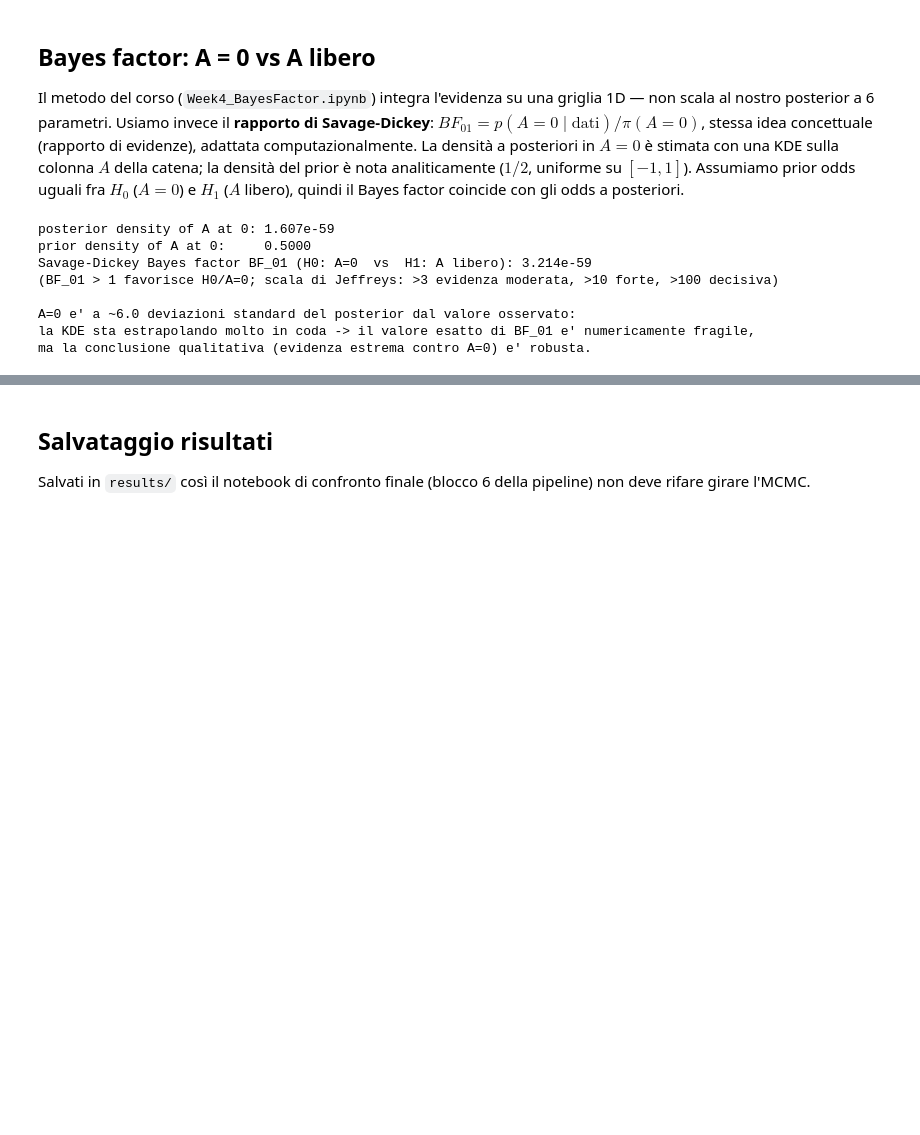
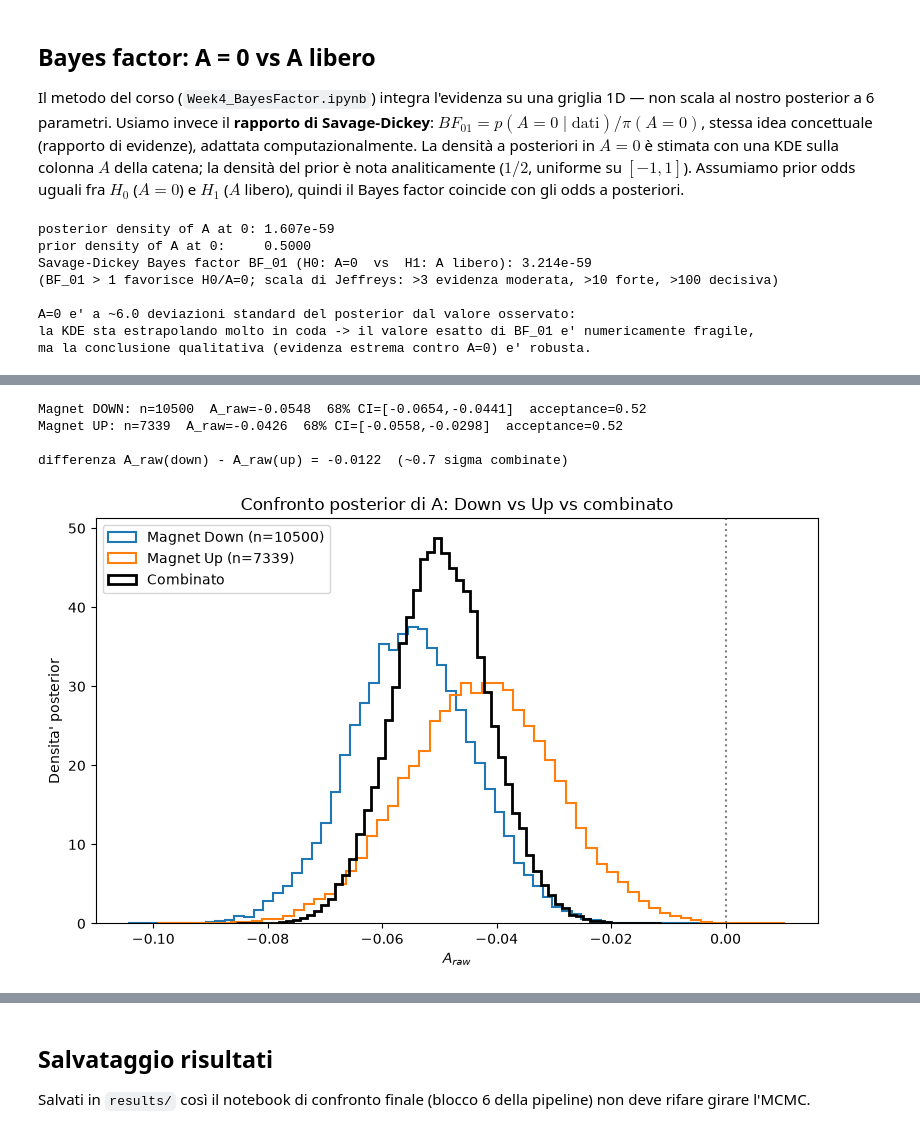
Before and after one commit to gmoretti03/LHCb-opendata-acp, a Jupyter notebook: Code_general/Bayesian/Bayesian_Analysis.ipynb, the cells around one changed output, grey strips where cells are left out. Cells and saved outputs as stored; diff of their text form; code cells hidden in the pictures; blank space fills up the shorter version.

```diff
--- a/Code_general/Bayesian/Bayesian_Analysis.ipynb
+++ b/Code_general/Bayesian/Bayesian_Analysis.ipynb
@@ -266,0 +313,52 @@ ma la conclusione qualitativa (evidenza estrema contro A=0) e' robusta.
+# %%
+def fit_subset(m_sub, q_sub, label, nsteps_sub=5000, nwalkers_sub=32):
+    theta0_sub = np.array([bm.INITIAL_GUESS[n] for n in bm.PARAM_NAMES])
+    # scale the yield guesses to the subset size
+    scale = len(m_sub) / len(m_obs)
+    theta0_sub[0] *= scale  # N_s
+    theta0_sub[1] *= scale  # N_b
+
+    spread_sub = np.array([0.05*theta0_sub[0], 0.08*theta0_sub[1], 0.08, 1.5, 1.5, 0.2*theta0_sub[5]])
+    pos_sub = theta0_sub + spread_sub * np.random.default_rng(7).standard_normal((nwalkers_sub, ndim))
+    pos_sub[:, 2] = np.clip(pos_sub[:, 2], -0.5, 0.5)
+
+    sampler_sub = emcee.EnsembleSampler(nwalkers_sub, ndim, bm.log_posterior, args=(m_sub, q_sub))
+    sampler_sub.run_mcmc(pos_sub, nsteps_sub, progress=False)
+
+    discard_sub = nsteps_sub // 6
+    flat_sub = sampler_sub.get_chain(discard=discard_sub, flat=True)
+    A_sub = flat_sub[:, bm.PARAM_NAMES.index("A")]
+    med = float(np.median(A_sub))
+    ci = [float(x) for x in np.percentile(A_sub, [16, 84])]
+    acc = float(np.mean(sampler_sub.acceptance_fraction))
+    print(f"{label}: n={len(m_sub)}  A_raw={med:.4f}  68% CI=[{ci[0]:.4f},{ci[1]:.4f}]  acceptance={acc:.2f}")
+    return {"n": len(m_sub), "A_median": med, "A_ci68": ci, "acceptance": acc, "A_samples": A_sub}
+
+mask_down = magnet_obs == "down"
+mask_up = magnet_obs == "up"
+
+result_down = fit_subset(m_obs[mask_down], q_obs[mask_down], "Magnet DOWN")
+result_up = fit_subset(m_obs[mask_up], q_obs[mask_up], "Magnet UP")
+
+diff = result_down["A_median"] - result_up["A_median"]
+combined_unc = np.sqrt(np.diff(result_down["A_ci68"])[0]**2 + np.diff(result_up["A_ci68"])[0]**2) / 2
+print(f"\ndifferenza A_raw(down) - A_raw(up) = {diff:.4f}  (~{abs(diff)/combined_unc:.1f} sigma combinate)")
+# %% [output]
+Magnet DOWN: n=10500  A_raw=-0.0548  68% CI=[-0.0654,-0.0441]  acceptance=0.52
+Magnet UP: n=7339  A_raw=-0.0426  68% CI=[-0.0558,-0.0298]  acceptance=0.52
+
+differenza A_raw(down) - A_raw(up) = -0.0122  (~0.7 sigma combinate)
+# %%
+fig, ax = plt.subplots(figsize=(8, 5))
+ax.hist(result_down["A_samples"], bins=60, density=True, histtype="step", label=f"Magnet Down (n={result_down['n']})", linewidth=1.5)
+ax.hist(result_up["A_samples"], bins=60, density=True, histtype="step", label=f"Magnet Up (n={result_up['n']})", linewidth=1.5)
+ax.hist(A_samples, bins=60, density=True, histtype="step", label="Combinato", color="k", linewidth=2)
+ax.axvline(0, color="gray", linestyle=":")
+ax.set_xlabel(r"$A_{raw}$")
+ax.set_ylabel("Densita' posterior")
+ax.legend()
+ax.set_title("Confronto posterior di A: Down vs Up vs combinato")
+plt.tight_layout()
+plt.show()
+# %% [output]
+[figure, added]
```
Also changed, not shown: parts of 9 cells of this notebook, 1 other file.
